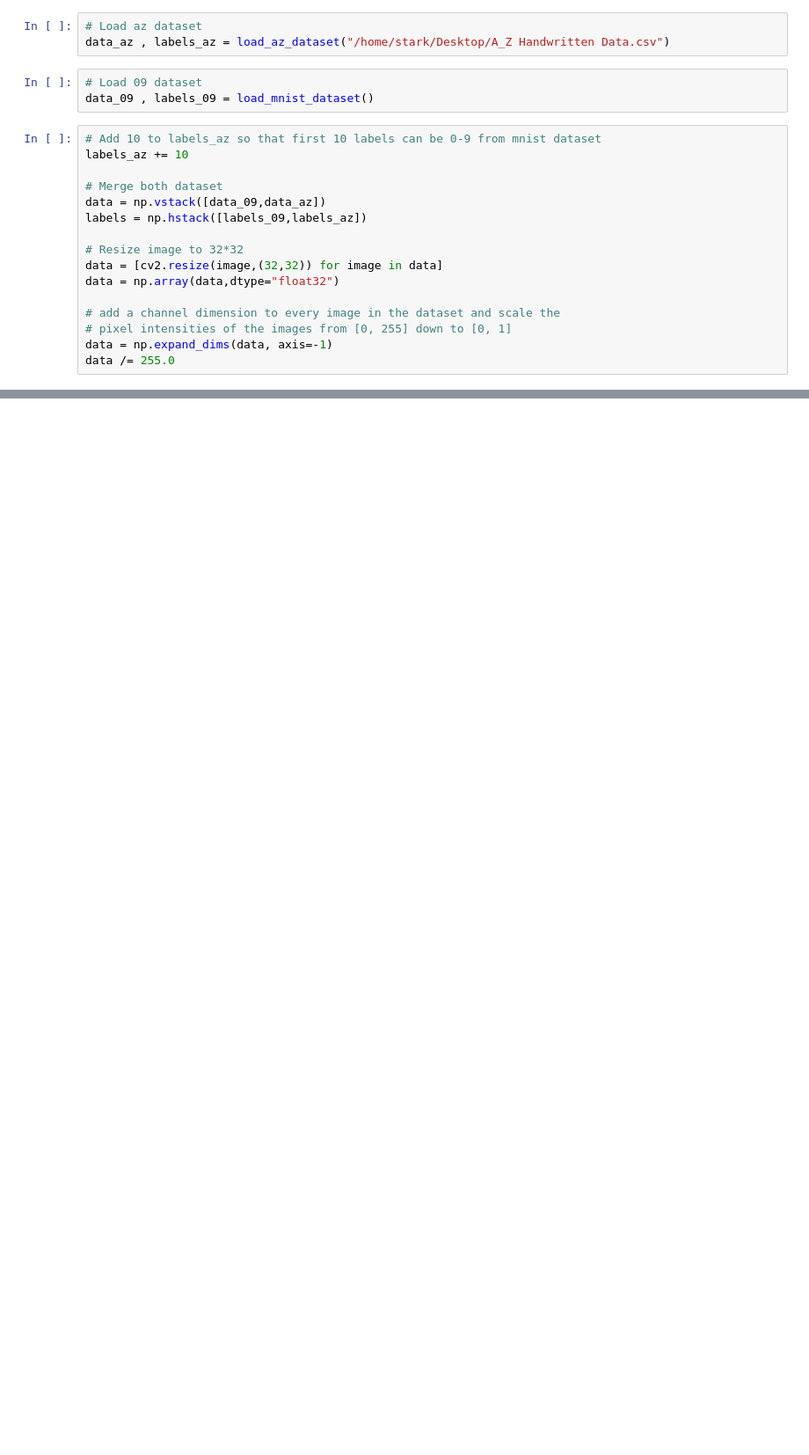
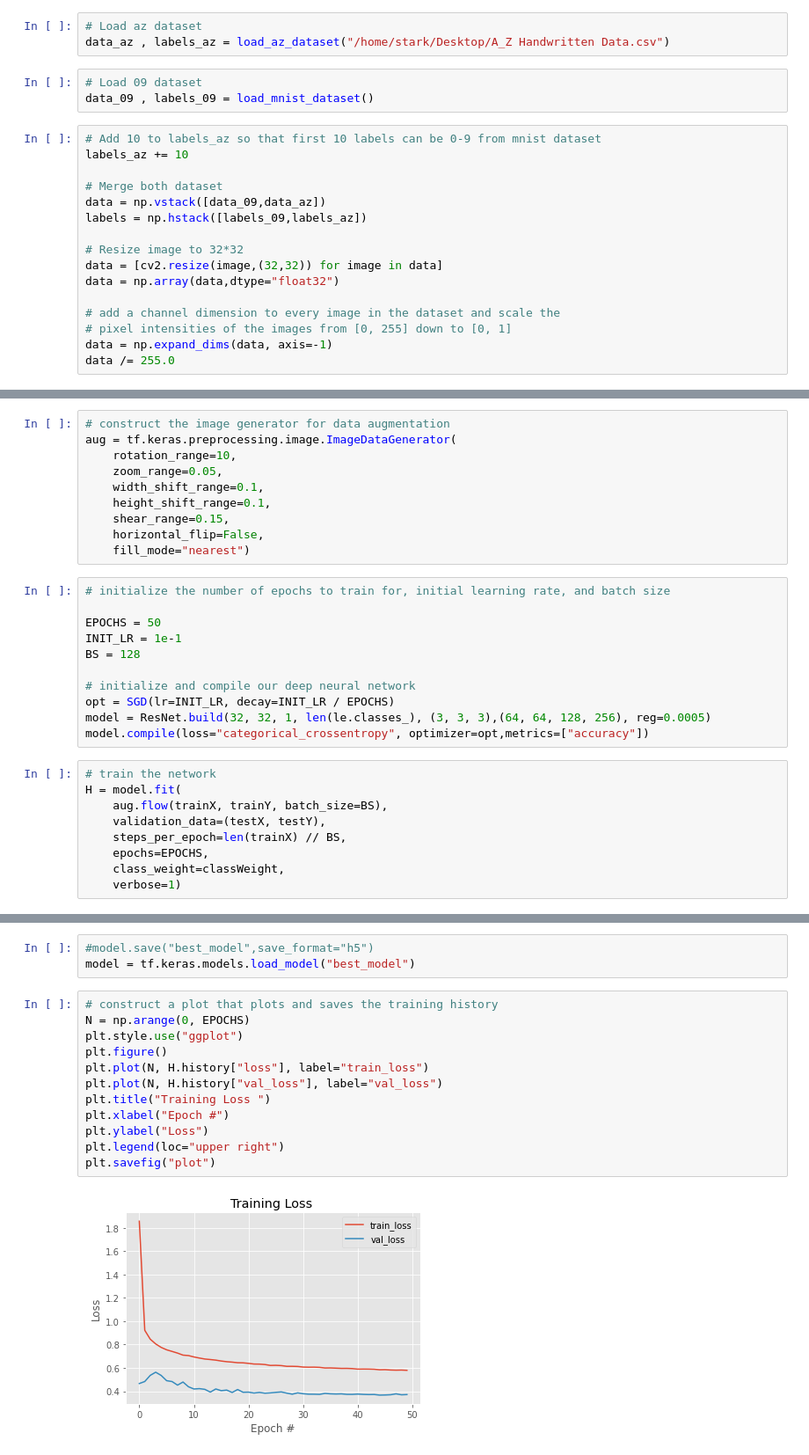
Before and after one commit to iGeralt/Machine-Learning, a Jupyter notebook: Handwriting-recognition/train_model.ipynb, the cells around one changed output, grey strips where cells are left out. Shown: that part at 88% size. Drawn from its saved outputs; the diff is of its cells as text; blank space fills up the shorter version.

```diff
--- a/Handwriting-recognition/train_model.ipynb
+++ b/Handwriting-recognition/train_model.ipynb
@@ -64,0 +90,30 @@ data /= 255.0
+# %%
+# construct the image generator for data augmentation
+aug = tf.keras.preprocessing.image.ImageDataGenerator(
+	rotation_range=10,
+	zoom_range=0.05,
+	width_shift_range=0.1,
+	height_shift_range=0.1,
+	shear_range=0.15,
+	horizontal_flip=False,
+	fill_mode="nearest")
+# %%
+# initialize the number of epochs to train for, initial learning rate, and batch size
+
+EPOCHS = 50
+INIT_LR = 1e-1
+BS = 128
+
+# initialize and compile our deep neural network
+opt = SGD(lr=INIT_LR, decay=INIT_LR / EPOCHS)
+model = ResNet.build(32, 32, 1, len(le.classes_), (3, 3, 3),(64, 64, 128, 256), reg=0.0005)
+model.compile(loss="categorical_crossentropy", optimizer=opt,metrics=["accuracy"])
+# %%
+# train the network
+H = model.fit(
+	aug.flow(trainX, trainY, batch_size=BS),
+	validation_data=(testX, testY),
+	steps_per_epoch=len(trainX) // BS,
+	epochs=EPOCHS,
+	class_weight=classWeight,
+	verbose=1)
@@ -64,0 +165,17 @@ data /= 255.0
+# %%
+#model.save("best_model",save_format="h5")
+model = tf.keras.models.load_model("best_model")
+# %%
+# construct a plot that plots and saves the training history
+N = np.arange(0, EPOCHS)
+plt.style.use("ggplot")
+plt.figure()
+plt.plot(N, H.history["loss"], label="train_loss")
+plt.plot(N, H.history["val_loss"], label="val_loss")
+plt.title("Training Loss ")
+plt.xlabel("Epoch #")
+plt.ylabel("Loss")
+plt.legend(loc="upper right")
+plt.savefig("plot")
+# %% [output]
+[figure, added]
```
Also changed, not shown: parts of 9 cells of this notebook.
